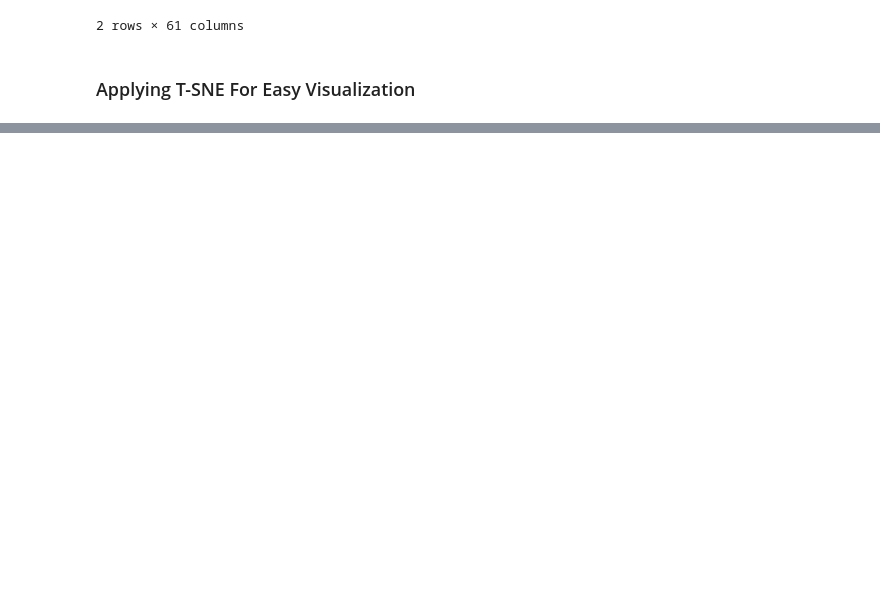
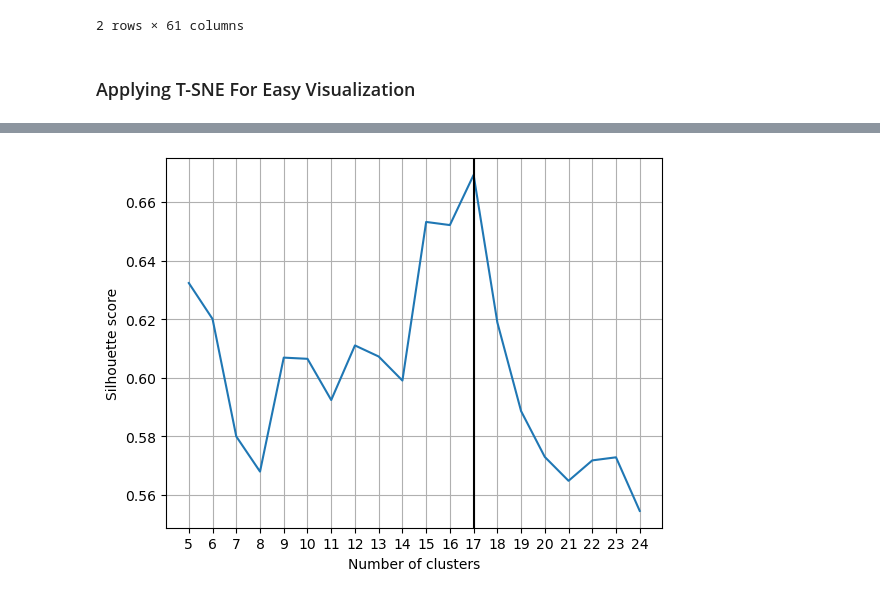
Before and after one commit to MuhamedGad/Ai-pro, a Jupyter notebook: notebooks/03_feature_engineering.ipynb, the cells around one changed output, grey strips where cells are left out. Cells and saved outputs as stored; diff of their text form; code cells hidden in the pictures; blank space fills up the shorter version.

Commit message:
applying kmeans

```diff
--- a/notebooks/03_feature_engineering.ipynb
+++ b/notebooks/03_feature_engineering.ipynb
@@ -63 +62,33 @@ fig.show()
 [figure]
+# %%
+range_n_clusters = list(range(5,25))
+# %%
+silhouette_scores = []
+best_silhouette_score = -1
+best_kmeans_model = None
+
+for n_clusters in range_n_clusters:
+
+    # Fit a kmeans model on the dataframe with n_clusters
+    kmeans = KMeans(n_clusters=n_clusters, random_state=42)
+    cluster_labels = kmeans.fit_predict(tsne_projection)
+
+
+    # Calculate the silhouette score and append it to the list
+    silhouette_avg = silhouette_score(tsne_projection, cluster_labels)
+    silhouette_scores.append(silhouette_avg)
+
+    if silhouette_avg > best_silhouette_score:
+        best_silhouette_score = silhouette_avg
+        best_kmeans_model = kmeans
+
+# Plot the silhouette scores against the values of k
+plt.plot(range_n_clusters, silhouette_scores)
+plt.axvline(best_kmeans_model.n_clusters, color='black')
+plt.xticks(ticks=range_n_clusters)
+plt.xlabel('Number of clusters')
+plt.ylabel('Silhouette score')
+plt.grid(visible=True)
+plt.show()
+# %% [output]
+[figure, added]
```
Also changed, not shown: parts of 8 cells of this notebook.
